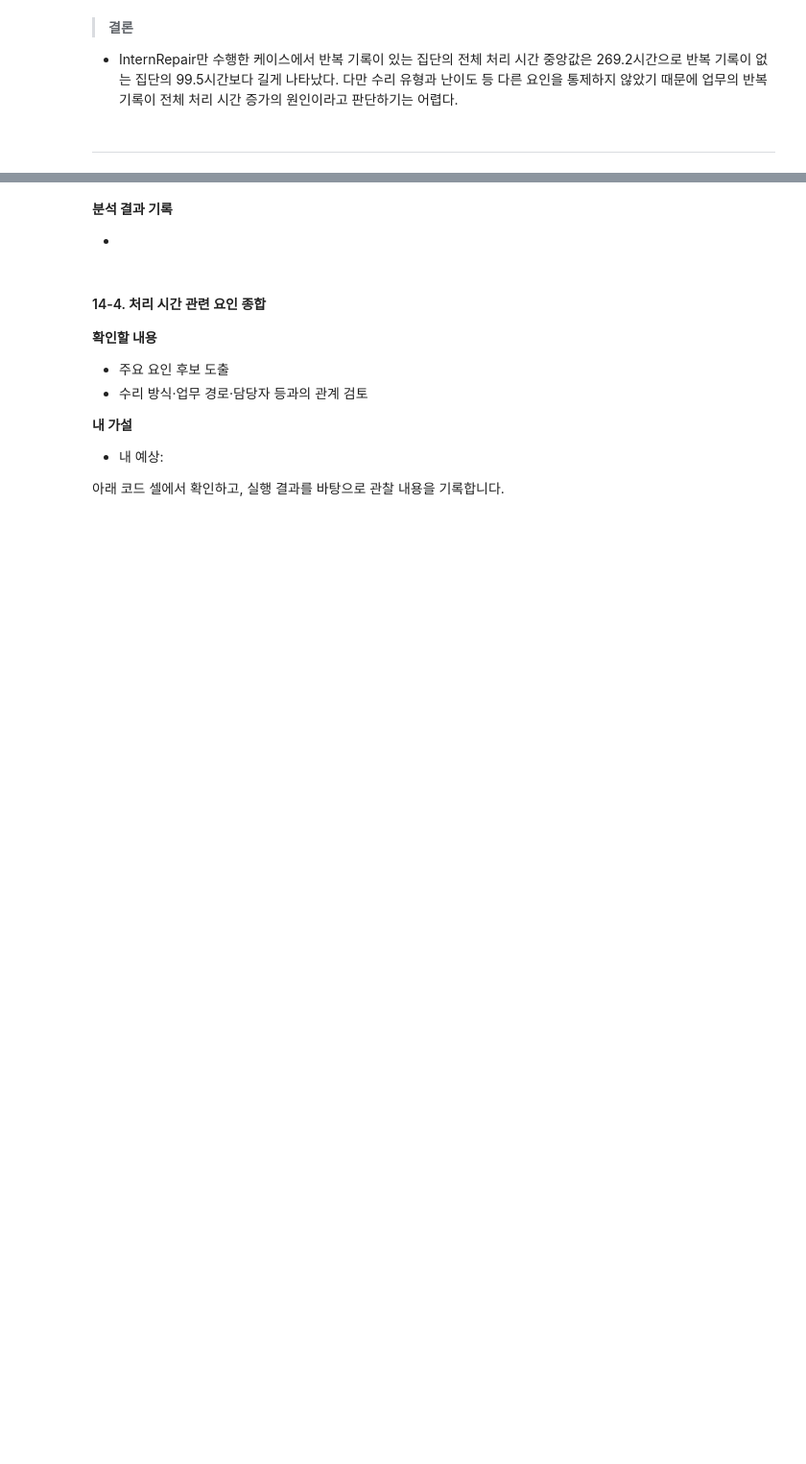
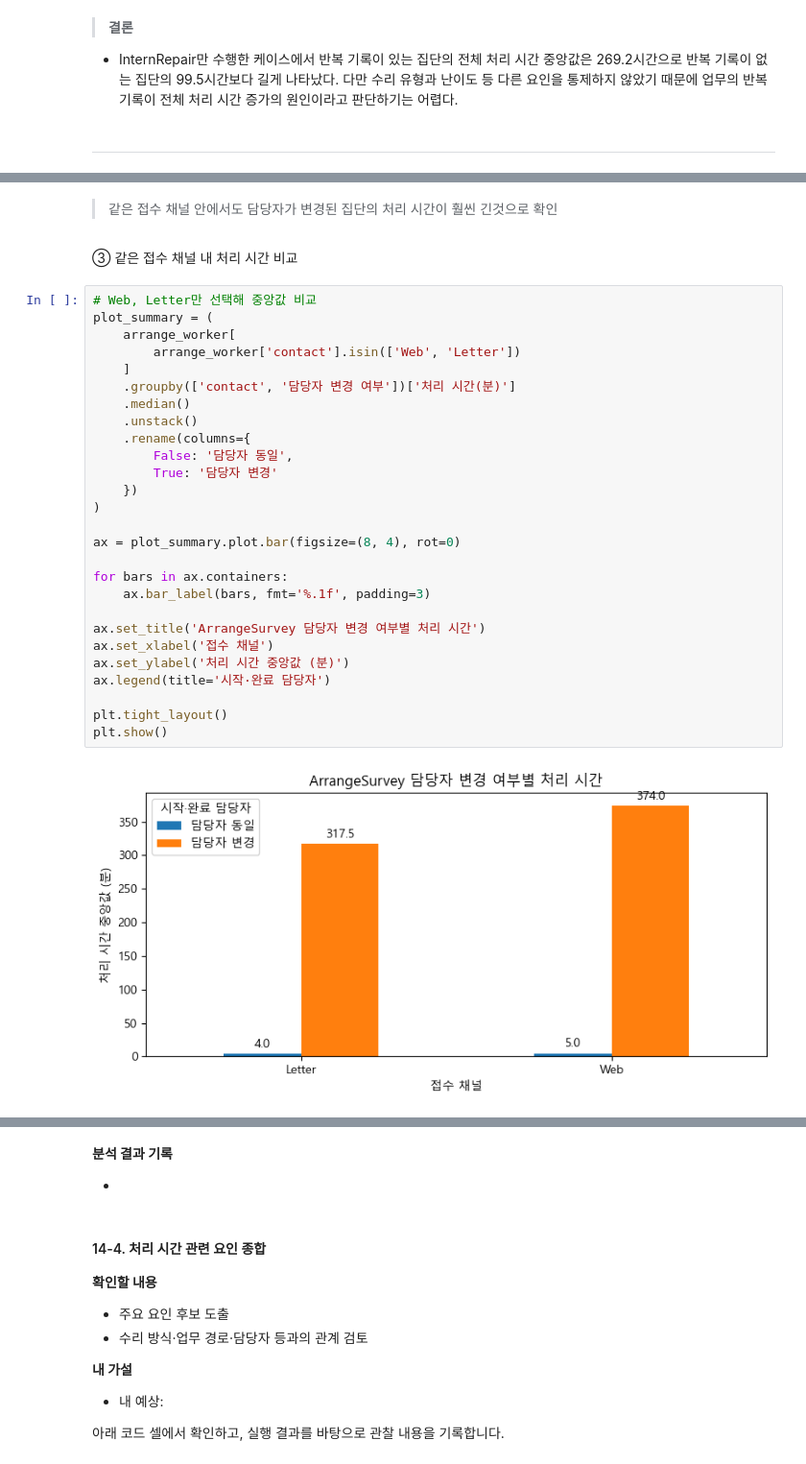
Before and after one commit to roh-git/DA_Assignment, a Jupyter notebook: repair2_분석.ipynb, the cells around one changed output, grey strips where cells are left out. Shown at 96% size. Drawn from its saved outputs; the diff is of its cells as text; blank space fills up the shorter version.

```diff
--- a/repair2_분석.ipynb
+++ b/repair2_분석.ipynb
@@ -3503,0 +3859,33 @@ display(repeat_summary)
+# %% [markdown]
+> 같은 접수 채널 안에서도 담당자가 변경된 집단의 처리 시간이 훨씬 긴것으로 확인
+# %% [markdown]
+③ 같은 접수 채널 내 처리 시간 비교
+# %%
+# Web, Letter만 선택해 중앙값 비교
+plot_summary = (
+    arrange_worker[
+        arrange_worker['contact'].isin(['Web', 'Letter'])
+    ]
+    .groupby(['contact', '담당자 변경 여부'])['처리 시간(분)']
+    .median()
+    .unstack()
+    .rename(columns={
+        False: '담당자 동일',
+        True: '담당자 변경'
+    })
+)
+
+ax = plot_summary.plot.bar(figsize=(8, 4), rot=0)
+
+for bars in ax.containers:
+    ax.bar_label(bars, fmt='%.1f', padding=3)
+
+ax.set_title('ArrangeSurvey 담당자 변경 여부별 처리 시간')
+ax.set_xlabel('접수 채널')
+ax.set_ylabel('처리 시간 중앙값 (분)')
+ax.legend(title='시작·완료 담당자')
+
+plt.tight_layout()
+plt.show()
+# %% [output]
+[figure, added]
```
Also changed, not shown: parts of 67 cells of this notebook.
